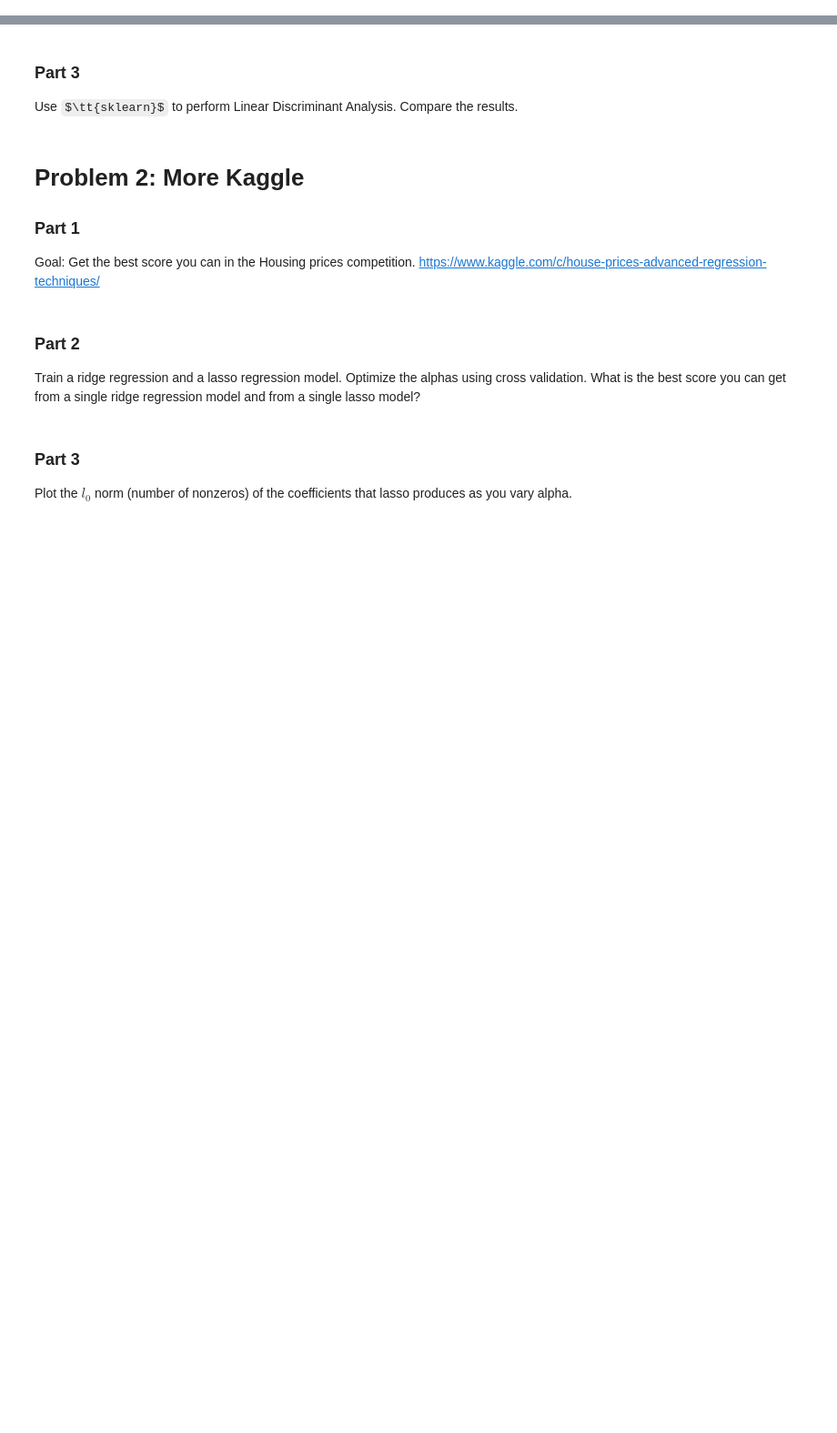
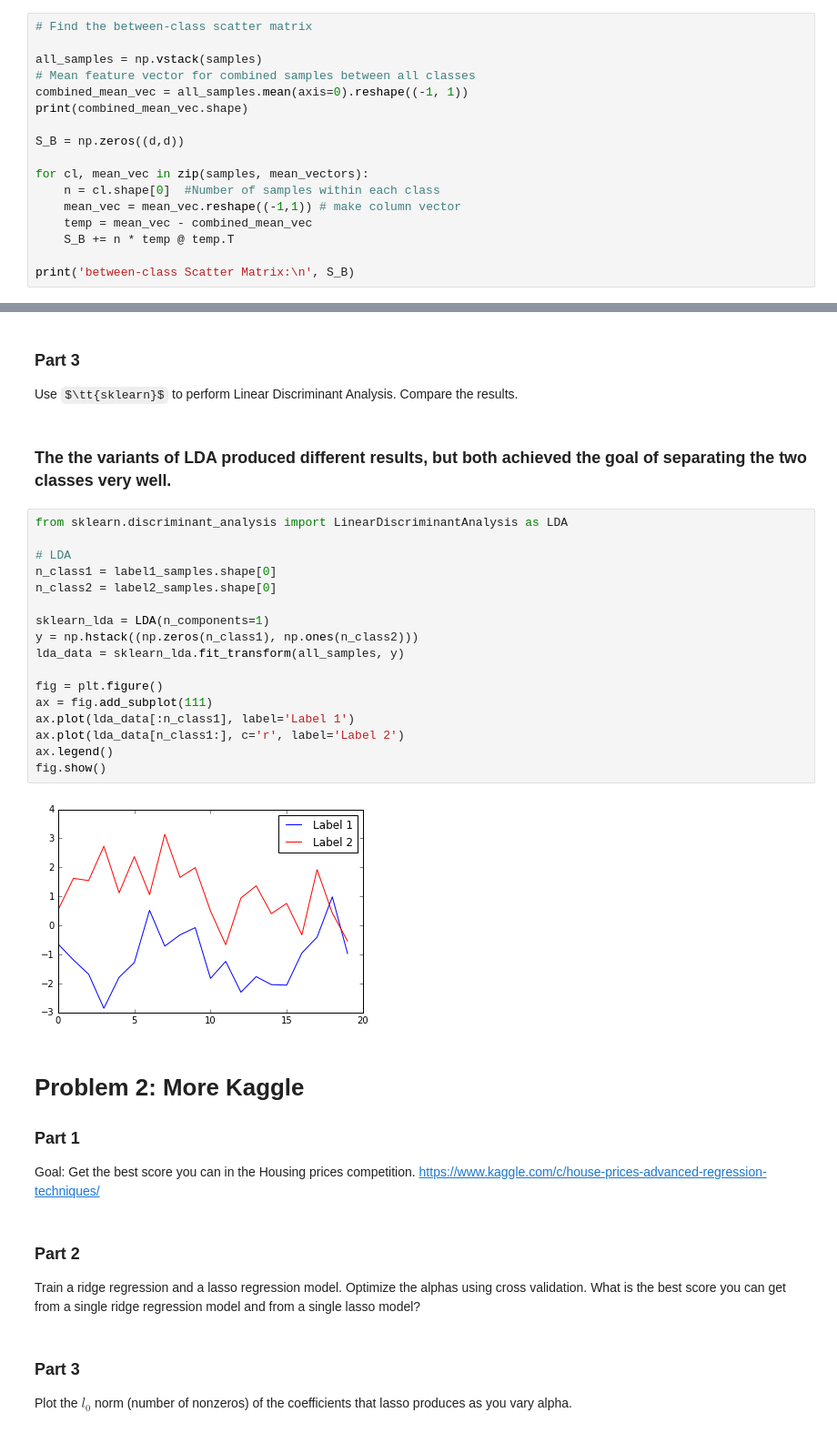
Before and after one commit to RohanNagar/datasciencelab-utaustin, a Jupyter notebook: lab5/lab5.ipynb, the cells around one changed output, grey strips where cells are left out. Shown at 91% size. Drawn from its saved outputs; the diff is of its cells as text; some formulas as TeX source; blank space fills up the shorter version.

```diff
--- a/lab5/lab5.ipynb
+++ b/lab5/lab5.ipynb
@@ -45,0 +90,17 @@ Perform a projection of the data on one dimension using Fischer's Linear Discrim
+# %%
+# Find the between-class scatter matrix
+
+all_samples = np.vstack(samples)
+# Mean feature vector for combined samples between all classes
+combined_mean_vec = all_samples.mean(axis=0).reshape((-1, 1))
+print(combined_mean_vec.shape)
+
+S_B = np.zeros((d,d))
+
+for cl, mean_vec in zip(samples, mean_vectors):
+    n = cl.shape[0]  #Number of samples within each class
+    mean_vec = mean_vec.reshape((-1,1)) # make column vector
+    temp = mean_vec - combined_mean_vec
+    S_B += n * temp @ temp.T
+
+print('between-class Scatter Matrix:\n', S_B)
@@ -47,6 +203,27 @@ Perform a projection of the data on one dimension using Fischer's Linear Discrim
 ### Part 3
 
 Use $\tt{sklearn}$ to perform Linear Discriminant Analysis. Compare the results.
+# %% [markdown]
+### The the variants of LDA produced different results, but both achieved the goal of separating the two classes very well.
+# %%
+from sklearn.discriminant_analysis import LinearDiscriminantAnalysis as LDA
+
+# LDA
+n_class1 = label1_samples.shape[0]
+n_class2 = label2_samples.shape[0]
+
+sklearn_lda = LDA(n_components=1)
+y = np.hstack((np.zeros(n_class1), np.ones(n_class2)))
+lda_data = sklearn_lda.fit_transform(all_samples, y)
+
+fig = plt.figure()
+ax = fig.add_subplot(111)
+ax.plot(lda_data[:n_class1], label='Label 1')
+ax.plot(lda_data[n_class1:], c='r', label='Label 2')
+ax.legend()
+fig.show()
+# %% [output]
+[figure, added]
 # %% [markdown]
 # Problem 2: More Kaggle
 
```
Also changed, not shown: parts of 13 cells of this notebook.
